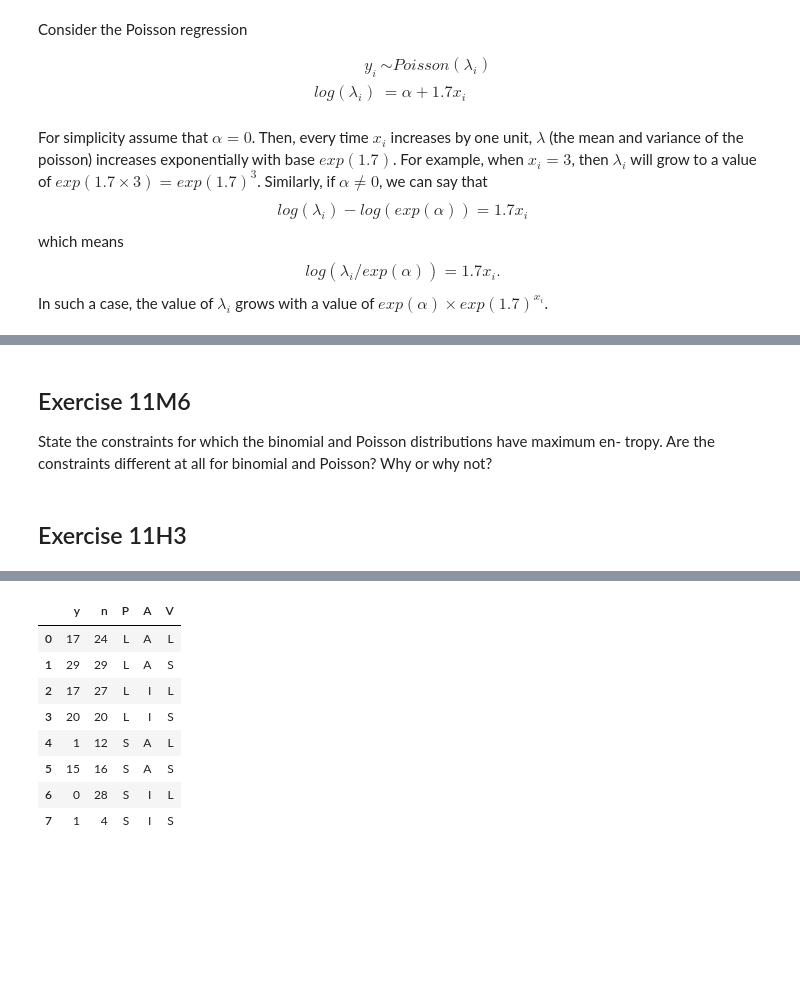
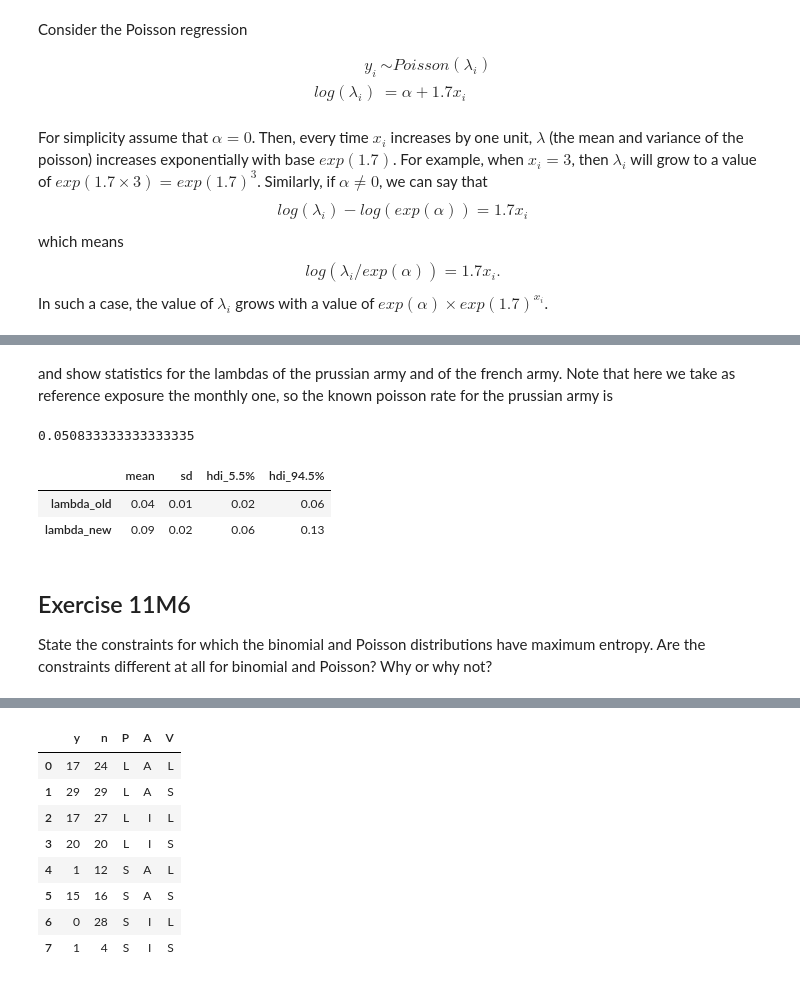
Before and after one commit to SamueleSoraggi/bayesian_statistics, a Jupyter notebook: statistical_rethinking_2/pymc4/Chp_11_Exercise.ipynb, the cells around one changed output, grey strips where cells are left out. Saved outputs shown, nothing was run; the diff lists cells and outputs as text; code cells hidden in the pictures; blank space fills up the shorter version.

Commit message:
Update exercise 11

```diff
--- a/statistical_rethinking_2/pymc4/Chp_11_Exercise.ipynb
+++ b/statistical_rethinking_2/pymc4/Chp_11_Exercise.ipynb
@@ -202,0 +250,12 @@ In such a case, the value of $\lambda_i$ grows with a value of  $exp(\alpha) \ti
+# %%
+# fit the model:
+with pm.Model() as m11e4:
+    a = pm.Normal("a", -3.0, 3)
+    b = pm.Normal("b", -3.0, 3)
+
+    #solving for lambda in the relation with logit
+    lam = 1/(np.exp( -a - b * d.country) + 1 ) * d.exposure
+
+    obs = pm.Poisson("y", lam, observed=d.deaths)
+
+    trace_11e4 = pm.sample(2000, tune=2000, random_seed=RANDOM_SEED)
@@ -203,6 +269,19 @@ In such a case, the value of $\lambda_i$ grows with a value of  $exp(\alpha) \ti
+# %% [markdown]
+and show statistics for the lambdas of the prussian army and of the french army. Note that here we take as reference exposure the monthly one, so the known poisson rate for the prussian army is
+# %%
+0.61/12
+# %% [output]
+0.050833333333333335
+# %%
+lambda_old = np.exp(trace_11e4["posterior"]["a"])
+lambda_new = np.exp(trace_11e4["posterior"]["a"]+trace_11e4["posterior"]["b"])
+
+az.summary({"lambda_old": lambda_old, "lambda_new": lambda_new}, kind="stats", round_to=2)
+# %% [output]
+|  | mean | sd | hdi_5.5% | hdi_94.5% |
+| lambda_old | 0.04 | 0.01 | 0.02 | 0.06 |
+| lambda_new | 0.09 | 0.02 | 0.06 | 0.13 |
 # %% [markdown]
 ## Exercise 11M6
 
-State the constraints for which the binomial and Poisson distributions have maximum en- tropy. Are the constraints different at all for binomial and Poisson? Why or why not?
+State the constraints for which the binomial and Poisson distributions have maximum entropy. Are the constraints different at all for binomial and Poisson? Why or why not?
-# %% [markdown]
-## Exercise 11H3
```
Also changed, not shown: parts of 11 cells of this notebook.
